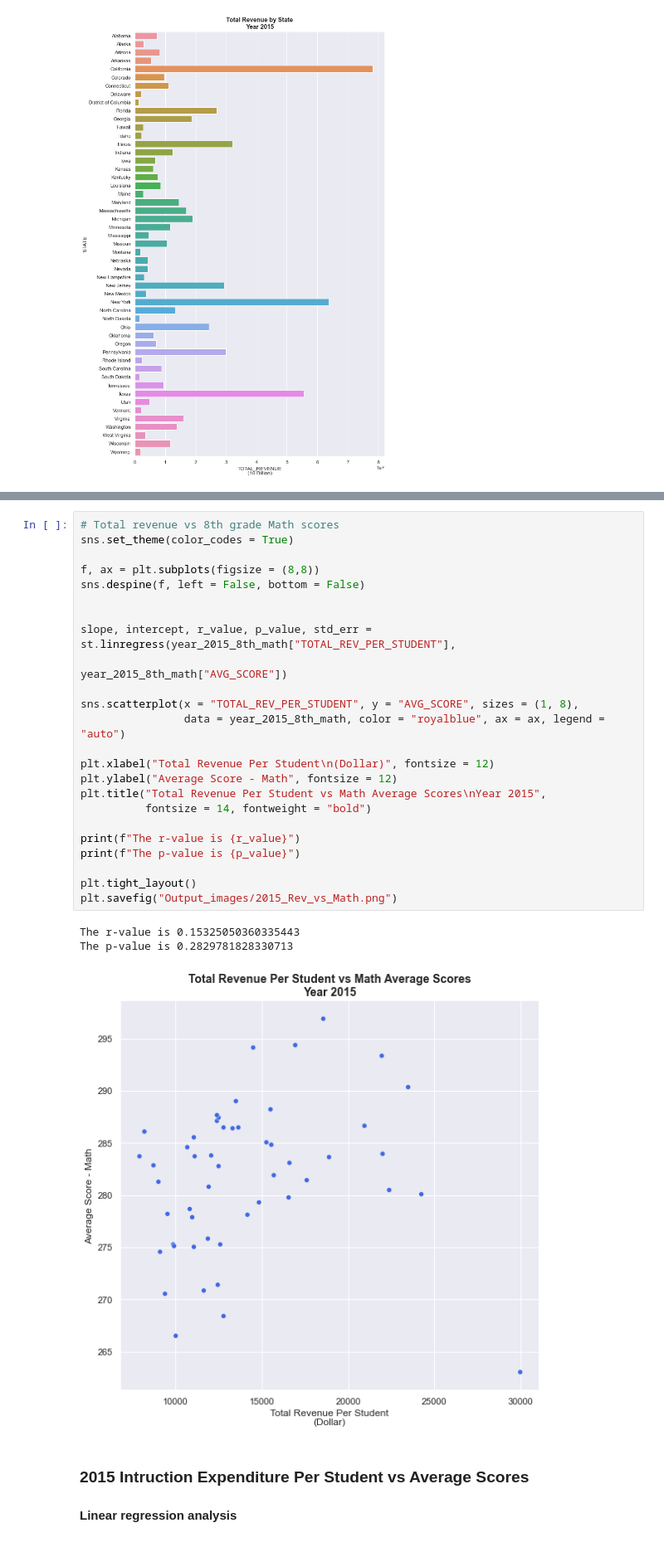
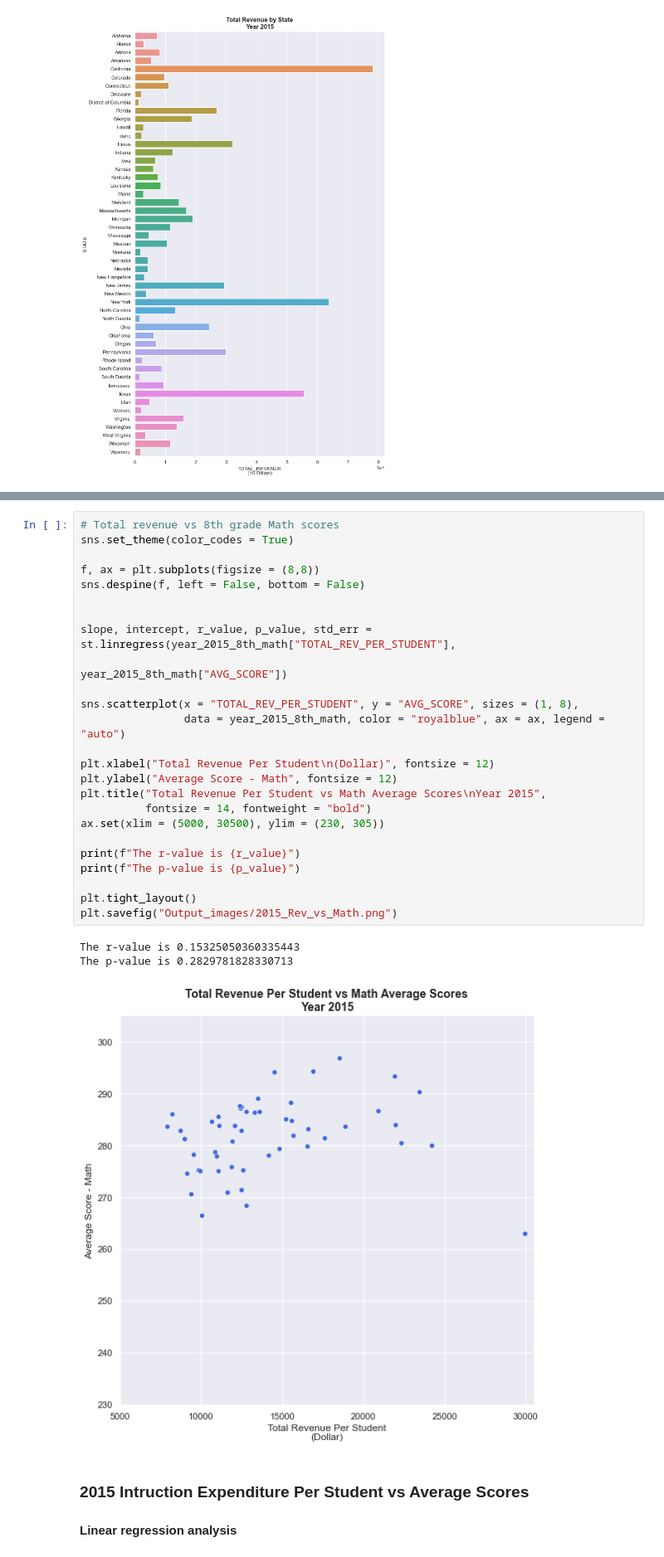
Before and after one commit to trangbt278/education, a Jupyter notebook: Student_Performance_vs_Funding.ipynb, the cells around one changed output, grey strips where cells are left out. Shown at 83% size. Saved outputs shown, nothing was run; the diff lists cells and outputs as text.

```diff
--- a/Student_Performance_vs_Funding.ipynb
+++ b/Student_Performance_vs_Funding.ipynb
@@ -296,31 +286,32 @@ The p-value is 0.44811301765377265
 # %%
 # Total revenue vs 8th grade Math scores
 sns.set_theme(color_codes = True)
 
 f, ax = plt.subplots(figsize = (8,8))
 sns.despine(f, left = False, bottom = False)
 
 
 slope, intercept, r_value, p_value, std_err = st.linregress(year_2015_8th_math["TOTAL_REV_PER_STUDENT"],
                                                             year_2015_8th_math["AVG_SCORE"])
 
 sns.scatterplot(x = "TOTAL_REV_PER_STUDENT", y = "AVG_SCORE", sizes = (1, 8),
                 data = year_2015_8th_math, color = "royalblue", ax = ax, legend = "auto")
 
 plt.xlabel("Total Revenue Per Student\n(Dollar)", fontsize = 12)
 plt.ylabel("Average Score - Math", fontsize = 12)
 plt.title("Total Revenue Per Student vs Math Average Scores\nYear 2015",
           fontsize = 14, fontweight = "bold")
+ax.set(xlim = (5000, 30500), ylim = (230, 305))
 
 print(f"The r-value is {r_value}")
 print(f"The p-value is {p_value}")
 
 plt.tight_layout()
 plt.savefig("Output_images/2015_Rev_vs_Math.png")
 # %% [output]
 The r-value is 0.15325050360335443
 The p-value is 0.2829781828330713
-[figure, old version]
+[figure, new version]
 # %% [markdown]
 ### 2015 Intruction Expenditure Per Student vs Average Scores
 #### Linear regression analysis
```
Also changed, not shown: parts of 25 cells of this notebook, 11 other files.
